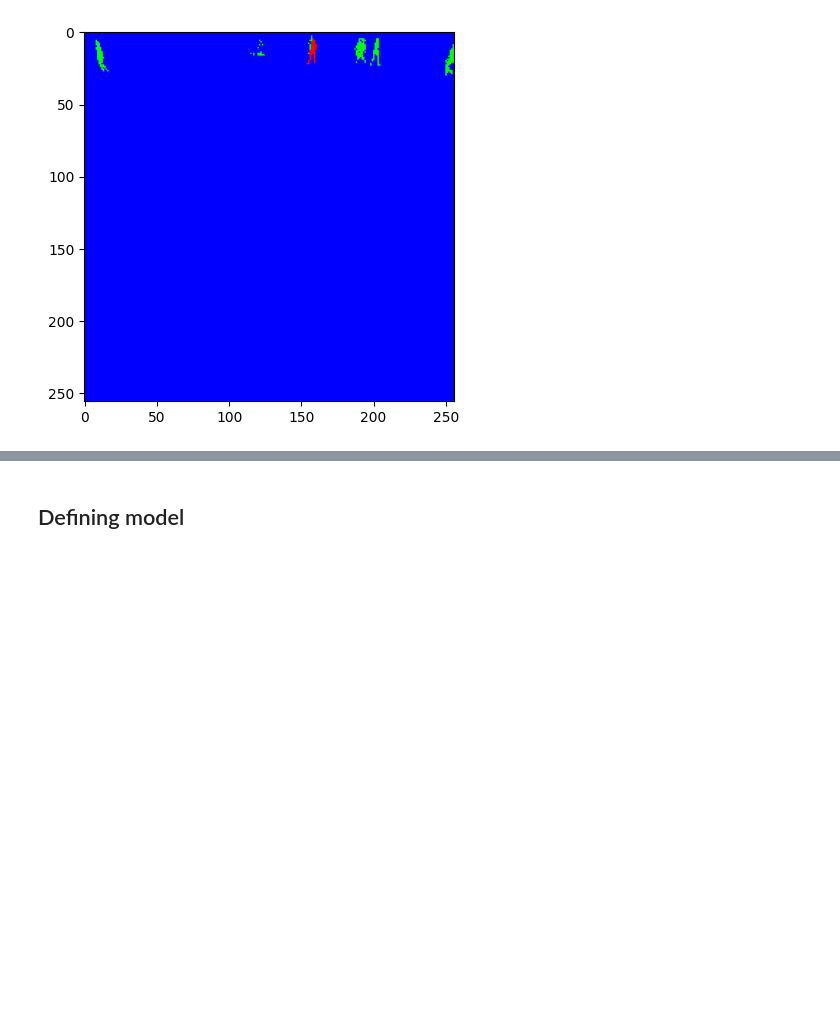
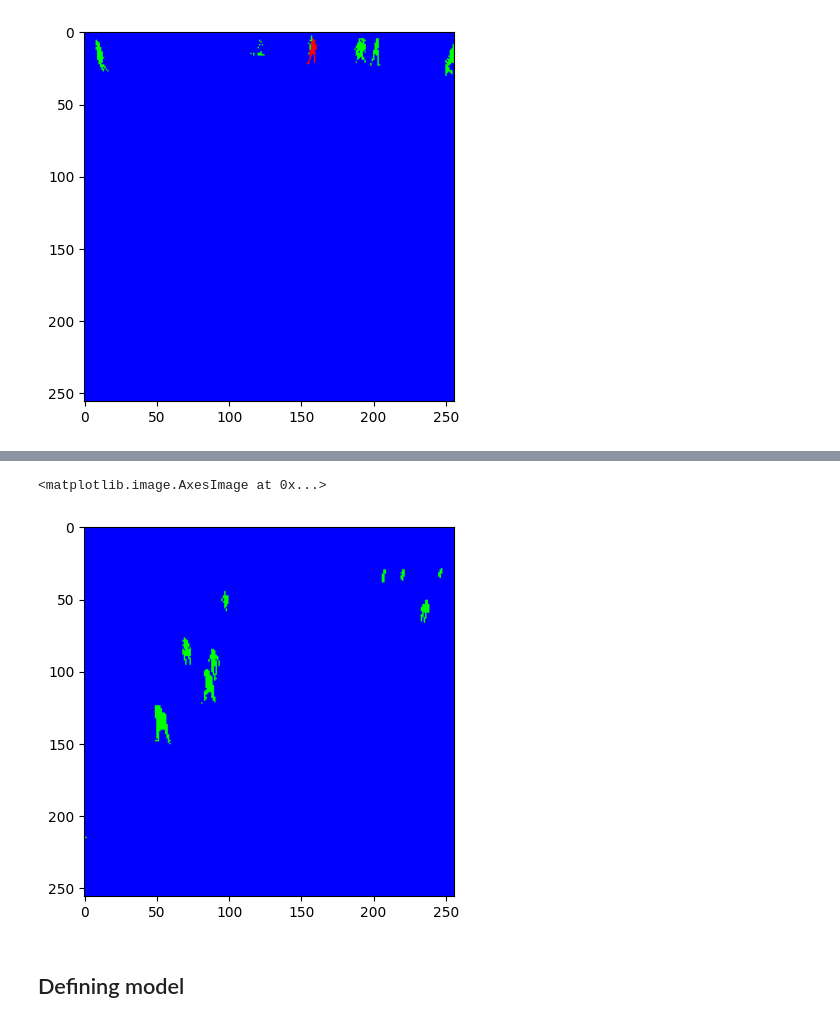
Before and after one commit to Ay-source/Udacity-RSE-ND, a Jupyter notebook: Labs/Deep Learning/RoboND-Segmentation-Lab/code/segmentation_lab_colab.ipynb, the cells around one changed output, grey strips where cells are left out. Drawn from its saved outputs; the diff is of its cells as text; code cells hidden in the pictures; blank space fills up the shorter version.

```diff
--- a/Labs/Deep Learning/RoboND-Segmentation-Lab/code/segmentation_lab_colab.ipynb
+++ b/Labs/Deep Learning/RoboND-Segmentation-Lab/code/segmentation_lab_colab.ipynb
@@ -105,3 +110,8 @@ plt.imshow(train_masks[110])
+# %%
+plt.imshow(valid_masks[110])
+# %% [output]
+<matplotlib.image.AxesImage at 0x...>
+[figure, added]
 # %%
 def preprocess(images):
     return images/255.0
```
Also changed, not shown: parts of 17 cells of this notebook.
